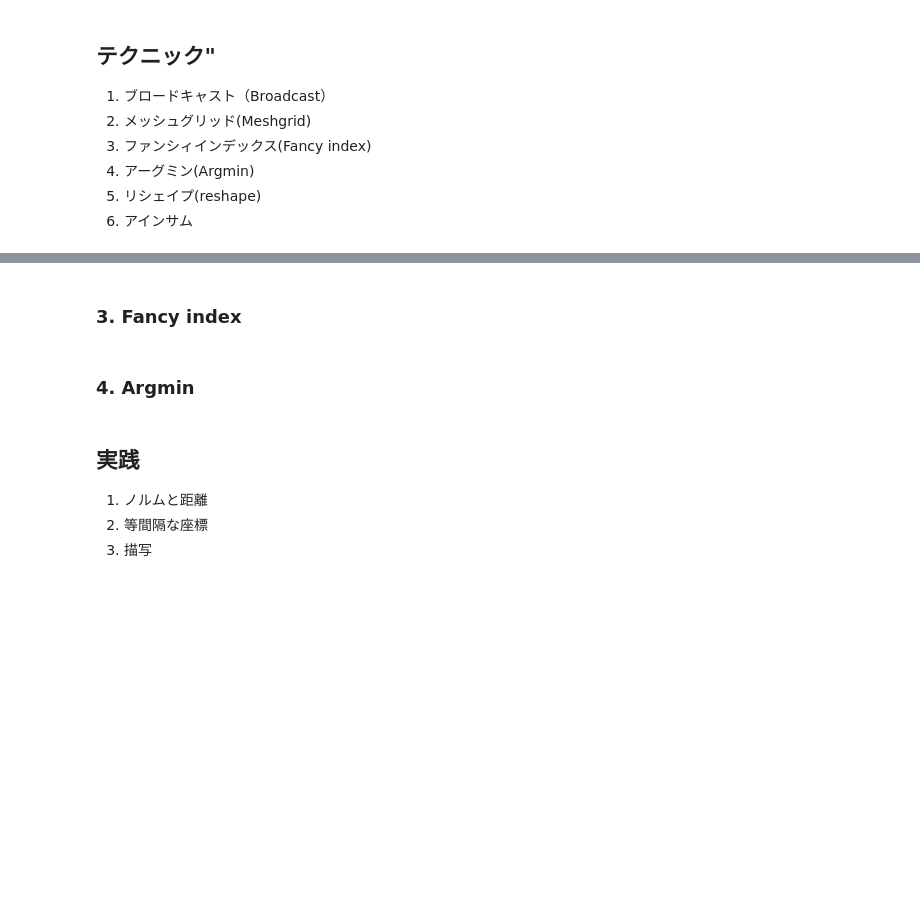
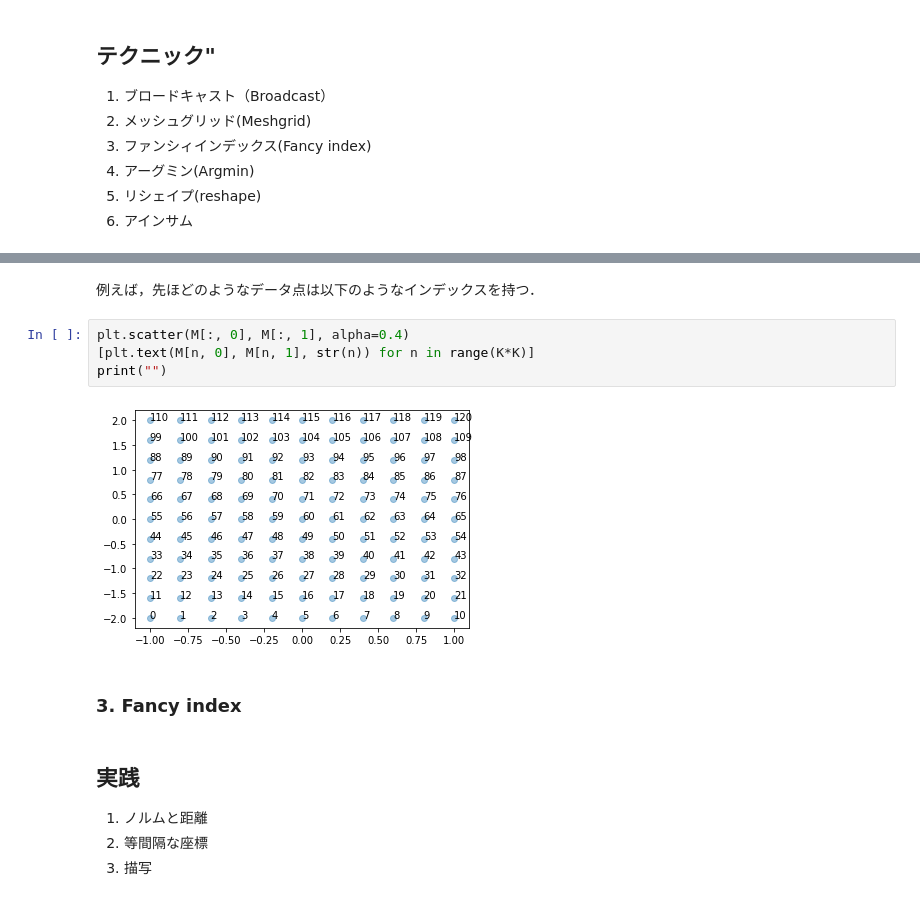
Before and after one commit to furukawa-laboratory/rookies_workout_2021, a Jupyter notebook: som/flab_techniqs.ipynb, the cells around one changed output, grey strips where cells are left out. Cells and saved outputs as stored; diff of their text form; blank space fills up the shorter version.

```diff
--- a/som/flab_techniqs.ipynb
+++ b/som/flab_techniqs.ipynb
@@ -104,7 +265,13 @@ array([[0, 0, 0, 0],
+# %% [markdown]
+例えば，先ほどのようなデータ点は以下のようなインデックスを持つ．
+# %%
+plt.scatter(M[:, 0], M[:, 1], alpha=0.4)
+[plt.text(M[n, 0], M[n, 1], str(n)) for n in range(K*K)]
+print("")
+# %% [output]
+[figure, added]
 # %% [markdown]
 ### 3. Fancy index
-# %% [markdown]
-### 4. Argmin
 # %% [markdown]
 ## 実践
 1. ノルムと距離
```
Also changed, not shown: parts of 27 cells of this notebook.
